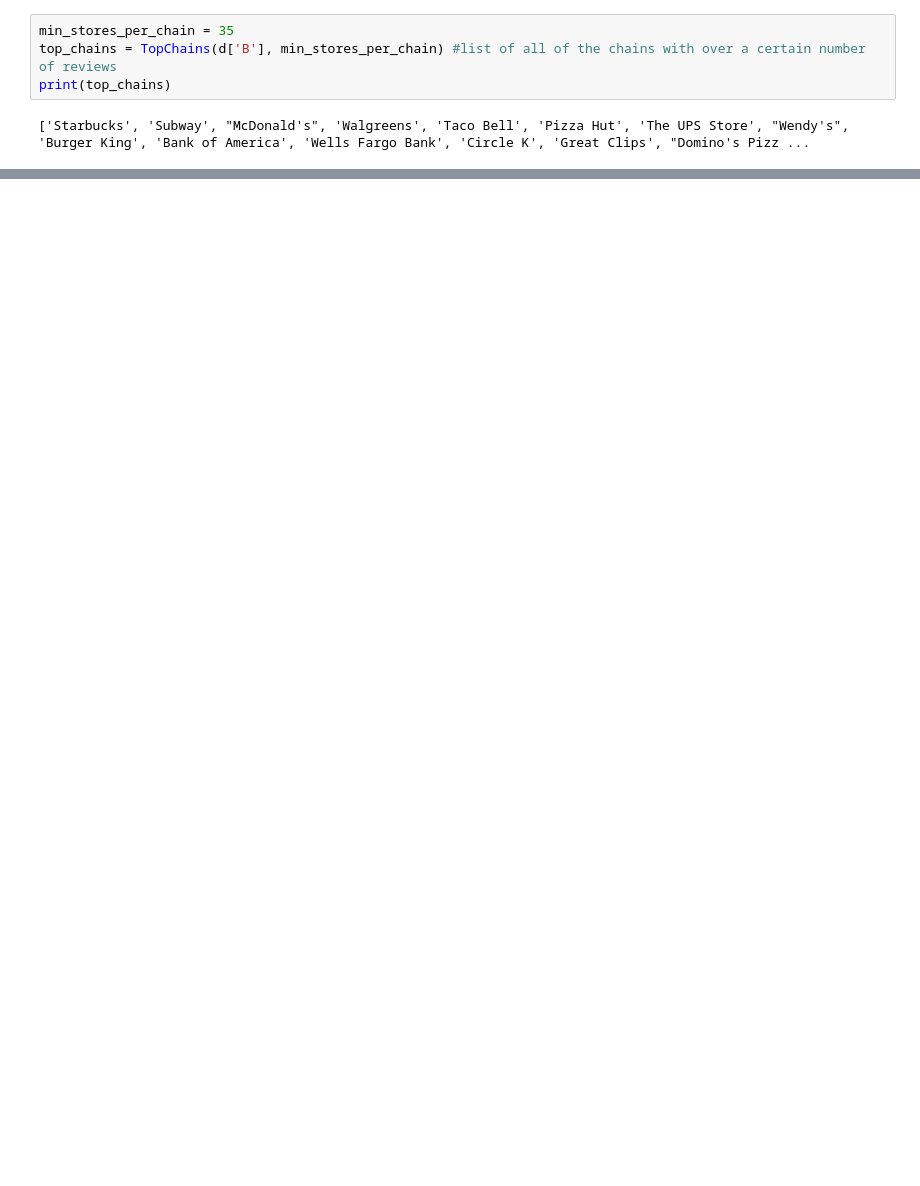
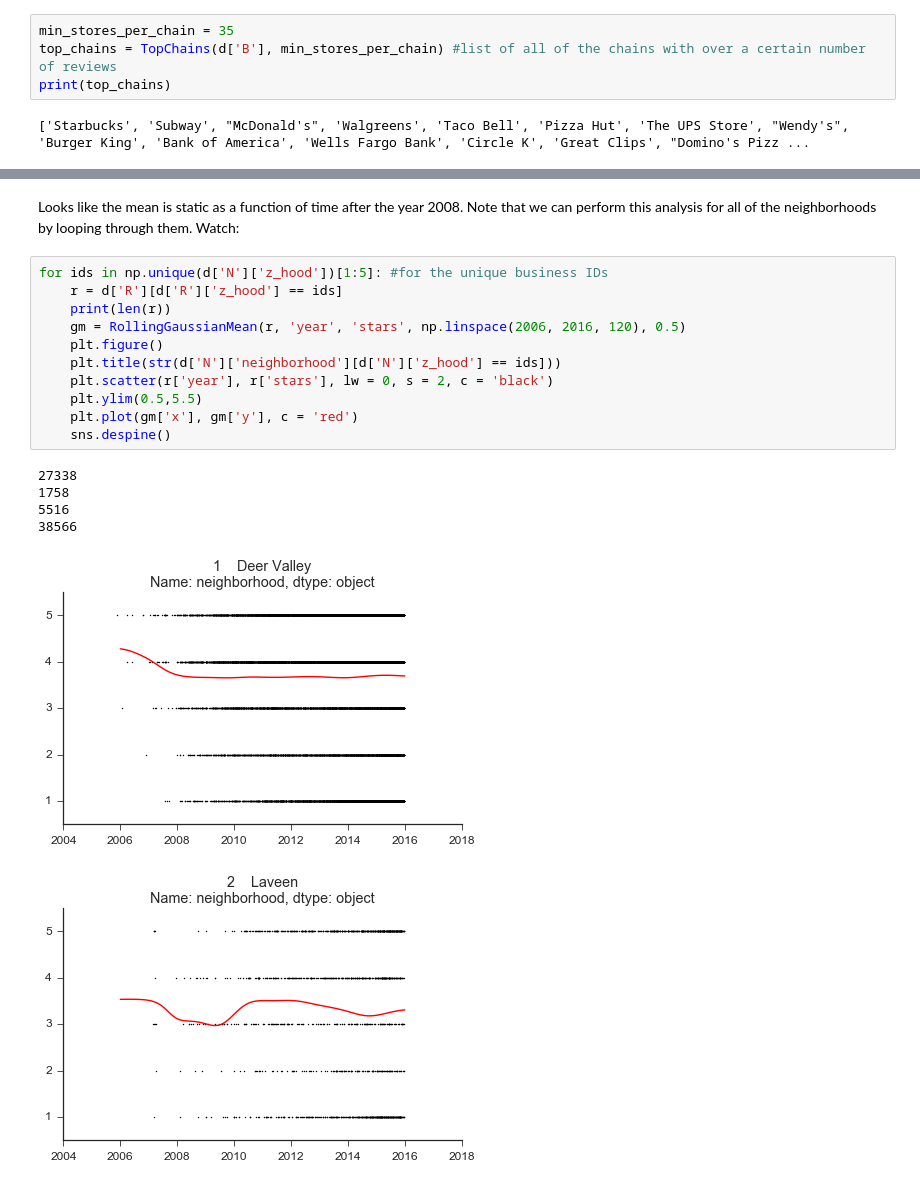
Before and after one commit to franklinmarsh/jac_project, a Jupyter notebook: yelp_zillow.ipynb, the cells around one changed output, grey strips where cells are left out. Saved outputs shown, nothing was run; the diff lists cells and outputs as text; blank space fills up the shorter version.

```diff
--- a/yelp_zillow.ipynb
+++ b/yelp_zillow.ipynb
@@ -96,0 +145,20 @@ print(top_chains)
+# %% [markdown]
+Looks like the mean is static as a function of time after the year 2008. Note that we can perform this analysis for all of the neighborhoods by looping through them. Watch:
+# %%
+for ids in np.unique(d['N']['z_hood'])[1:5]: #for the unique business IDs
+    r = d['R'][d['R']['z_hood'] == ids]
+    print(len(r))
+    gm = RollingGaussianMean(r, 'year', 'stars', np.linspace(2006, 2016, 120), 0.5)
+    plt.figure()
+    plt.title(str(d['N']['neighborhood'][d['N']['z_hood'] == ids]))
+    plt.scatter(r['year'], r['stars'], lw = 0, s = 2, c = 'black')
+    plt.ylim(0.5,5.5)
+    plt.plot(gm['x'], gm['y'], c = 'red')
+    sns.despine()
+# %% [output]
+27338
+1758
+5516
+38566
+[figure, added]
+[figure, added]
```
Also changed, not shown: parts of 19 cells of this notebook, 3 other files.
